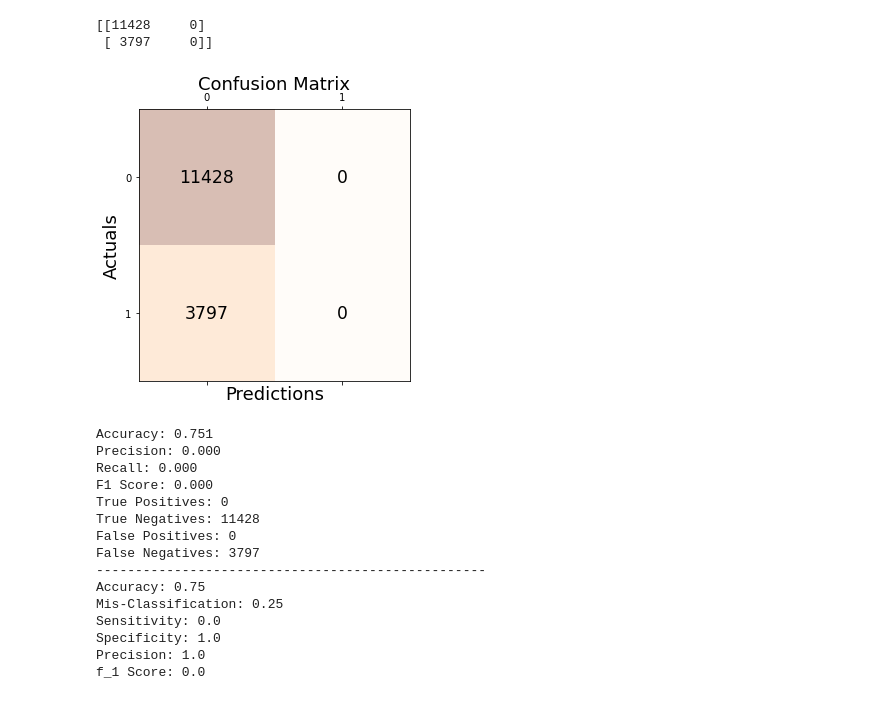
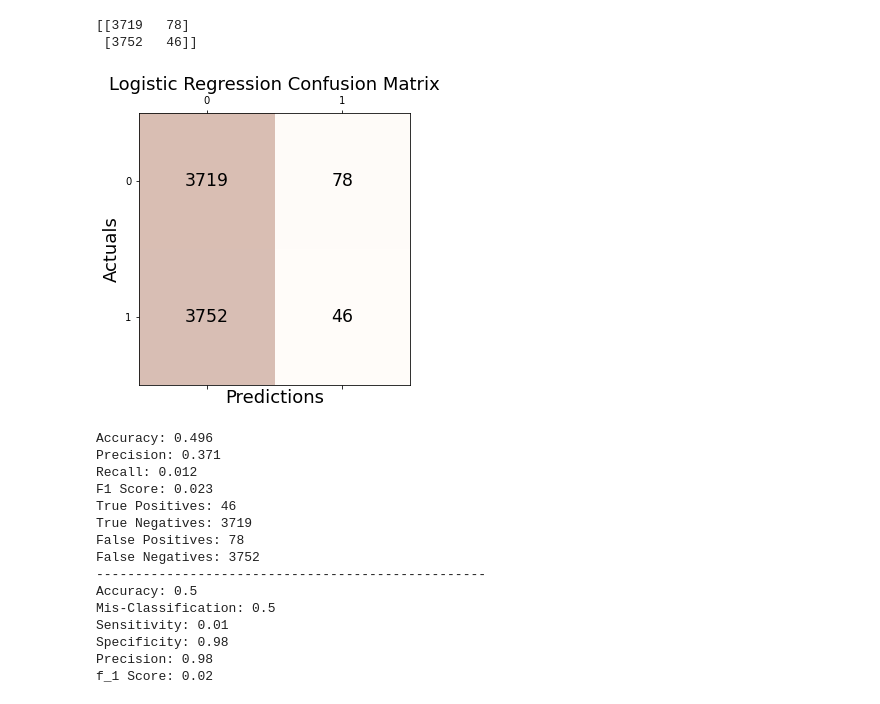
Before and after one commit to DataScience4Health-Fall2022/termproject-baymax, a Jupyter notebook: MachineLearningModels.ipynb, the cells around one changed output. Cells and saved outputs as stored; diff of their text form; code cells hidden in the pictures.

Commit message:
undersampling and normalization of features

```diff
--- a/MachineLearningModels.ipynb
+++ b/MachineLearningModels.ipynb
@@ -82,2 +84,8 @@ cancer = data
 X = data.drop(columns=['CLASS'])
 y = data['CLASS']
+# %%
+#Before we split into training and testing, we need to tinker around with some under-sampling of the
+#no conflict class
+rus = RandomUnderSampler(random_state=0)
+rus.fit(X, y)
+X, y = rus.fit_resample(X, y)
@@ -89,0 +117,3 @@ X_train, X_test, y_train, y_test = train_test_split(X, y, test_size=0.30, random
+# %%
+scaler = preprocessing.StandardScaler().fit(X_train)
+X_scaled = scaler.transform(X_train)
@@ -141,52 +209,52 @@ f_1 Score: 0.28
 # %%
 from sklearn.linear_model import LogisticRegression
-lr_model = LogisticRegression(random_state=0).fit(X_train,y_train)
+lr_model = LogisticRegression(random_state=0, class_weight = 'balanced').fit(X_scaled,y_train)
 y_pred = lr_model.predict(X_test)
 
 print(confusion_matrix(y_test, y_pred))
 
 # Calculate the confusion matrix
 
 conf_matrix = confusion_matrix(y_true=y_test, y_pred=y_pred)
 #
 # Print the confusion matrix using Matplotlib
 #
 fig, ax = plt.subplots(figsize=(5, 5))
 ax.matshow(conf_matrix, cmap=plt.cm.Oranges, alpha=0.3)
 for i in range(conf_matrix.shape[0]):
     for j in range(conf_matrix.shape[1]):
         ax.text(x=j, y=i,s=conf_matrix[i, j], va='center', ha='center', size='xx-large')
 
 plt.xlabel('Predictions', fontsize=18)
 plt.ylabel('Actuals', fontsize=18)
-plt.title('Confusion Matrix', fontsize=18)
+plt.title('Logistic Regression Confusion Matrix', fontsize=18)
 plt.show()
 print('Accuracy: %.3f' % accuracy_score(y_test, y_pred))
 print('Precision: %.3f' % precision_score(y_test, y_pred))
 print('Recall: %.3f' % recall_score(y_test, y_pred))
 print('F1 Score: %.3f' % f1_score(y_test, y_pred))
 
 
 confusion_metrics(conf_matrix)
 # %% [output]
-[[11428     0]
- [ 3797     0]]
+[[3719   78]
+ [3752   46]]
-[figure, old version]
+[figure, new version]
-Accuracy: 0.751
-Precision: 0.000
-Recall: 0.000
-F1 Score: 0.000
-True Positives: 0
-True Negatives: 11428
-False Positives: 0
-False Negatives: 3797
+Accuracy: 0.496
+Precision: 0.371
+Recall: 0.012
+F1 Score: 0.023
+True Positives: 46
+True Negatives: 3719
+False Positives: 78
+False Negatives: 3752
 --------------------------------------------------
-Accuracy: 0.75
-Mis-Classification: 0.25
-Sensitivity: 0.0
-Specificity: 1.0
-Precision: 1.0
-f_1 Score: 0.0
+Accuracy: 0.5
+Mis-Classification: 0.5
+Sensitivity: 0.01
+Specificity: 0.98
+Precision: 0.98
+f_1 Score: 0.02
 # %%
 from sklearn import tree
 from sklearn.metrics import roc_curve, auc
```
Also changed, not shown: parts of 16 cells of this notebook, 3 other files.
